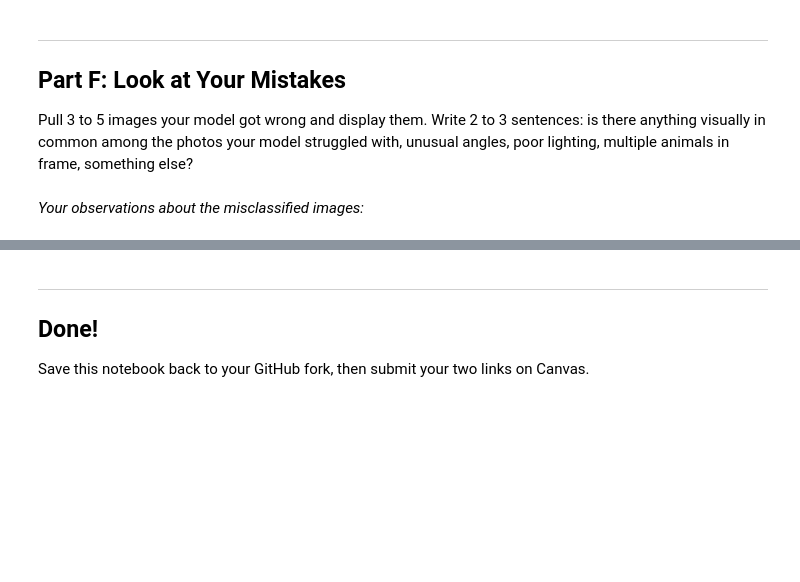
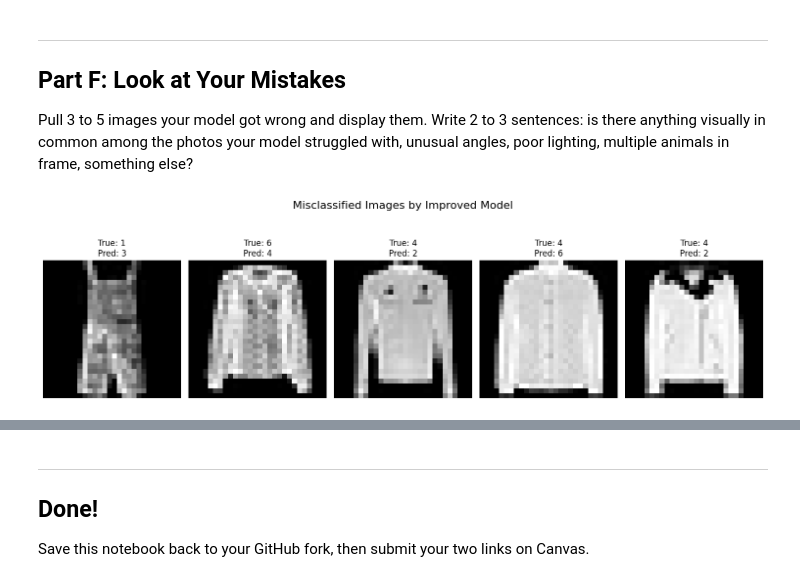
Before and after one commit to chasekrisko-design/IT480-FA26, a Jupyter notebook: Lab2/Lab2_CNN_PetFinder_Starter.ipynb, the cells around one changed output, grey strips where cells are left out. Cells and saved outputs as stored; diff of their text form; code cells hidden in the pictures; blank space fills up the shorter version.

```diff
--- a/Lab2/Lab2_CNN_PetFinder_Starter.ipynb
+++ b/Lab2/Lab2_CNN_PetFinder_Starter.ipynb
@@ -366,2 +364,22 @@ Pull 3 to 5 images your model got wrong and display them. Write 2 to 3 sentences
-# %% [markdown]
-*Your observations about the misclassified images:*
+# %%
+# Get misclassified indices
+misclassified_indices = np.where(improved_model_preds_sparse != y_test_sparse)[0]
+
+# Select up to 5 random misclassified images
+num_to_display = min(5, len(misclassified_indices))
+np.random.seed(42) # for reproducibility
+sampled_misclassified_indices = np.random.choice(misclassified_indices, num_to_display, replace=False)
+
+plt.figure(figsize=(15, 5))
+for i, index in enumerate(sampled_misclassified_indices):
+    plt.subplot(1, num_to_display, i + 1)
+    plt.imshow(x_test[index].reshape(28, 28), cmap='gray')
+    true_label = fashion_mnist_labels[y_test_sparse[index]]
+    predicted_label = fashion_mnist_labels[improved_model_preds_sparse[index]]
+    plt.title(f"True: {true_label}\nPred: {predicted_label}")
+    plt.axis('off')
+plt.suptitle("Misclassified Images by Improved Model", fontsize=16)
+plt.tight_layout(rect=[0, 0.03, 1, 0.95])
+plt.show()
+# %% [output]
+[figure, added]
```
Also changed, not shown: parts of 2 cells of this notebook.
